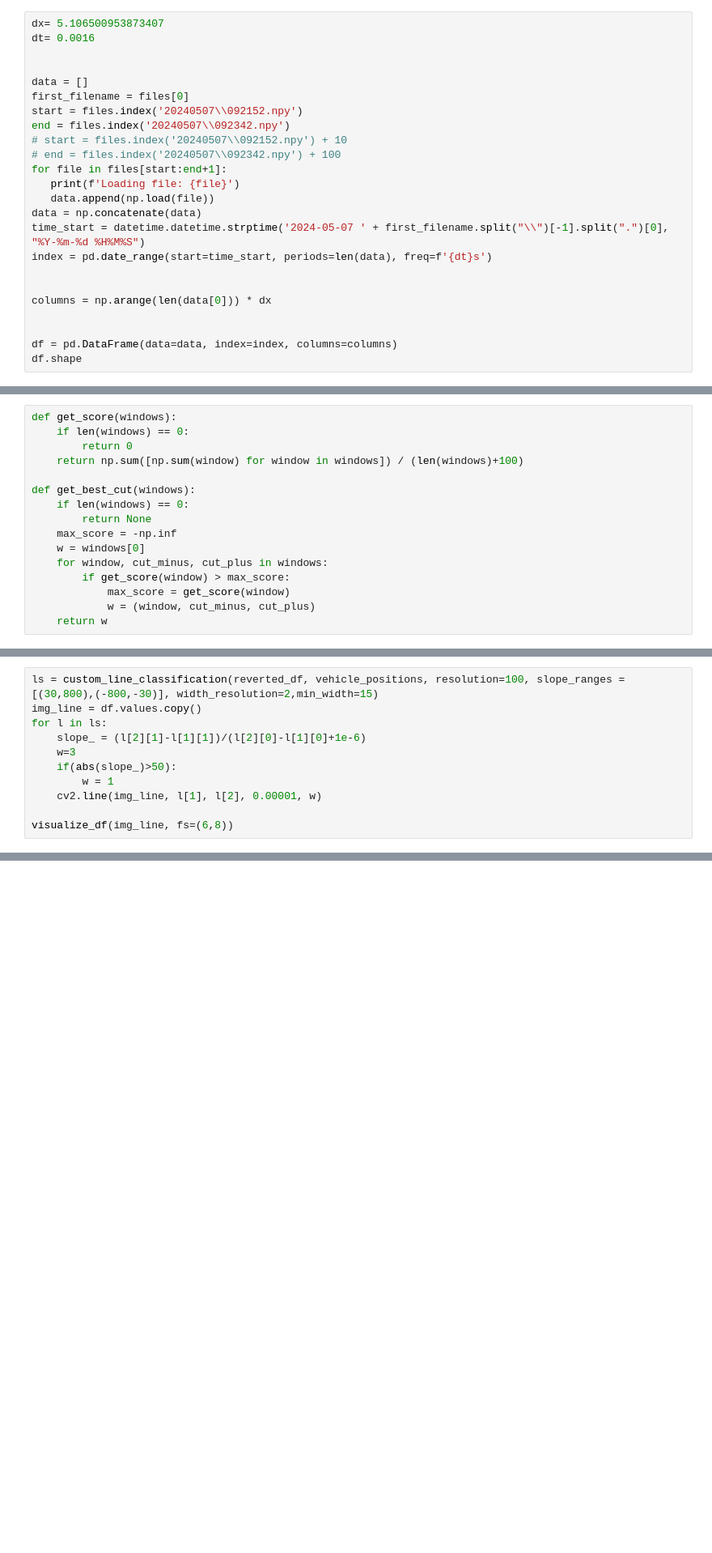
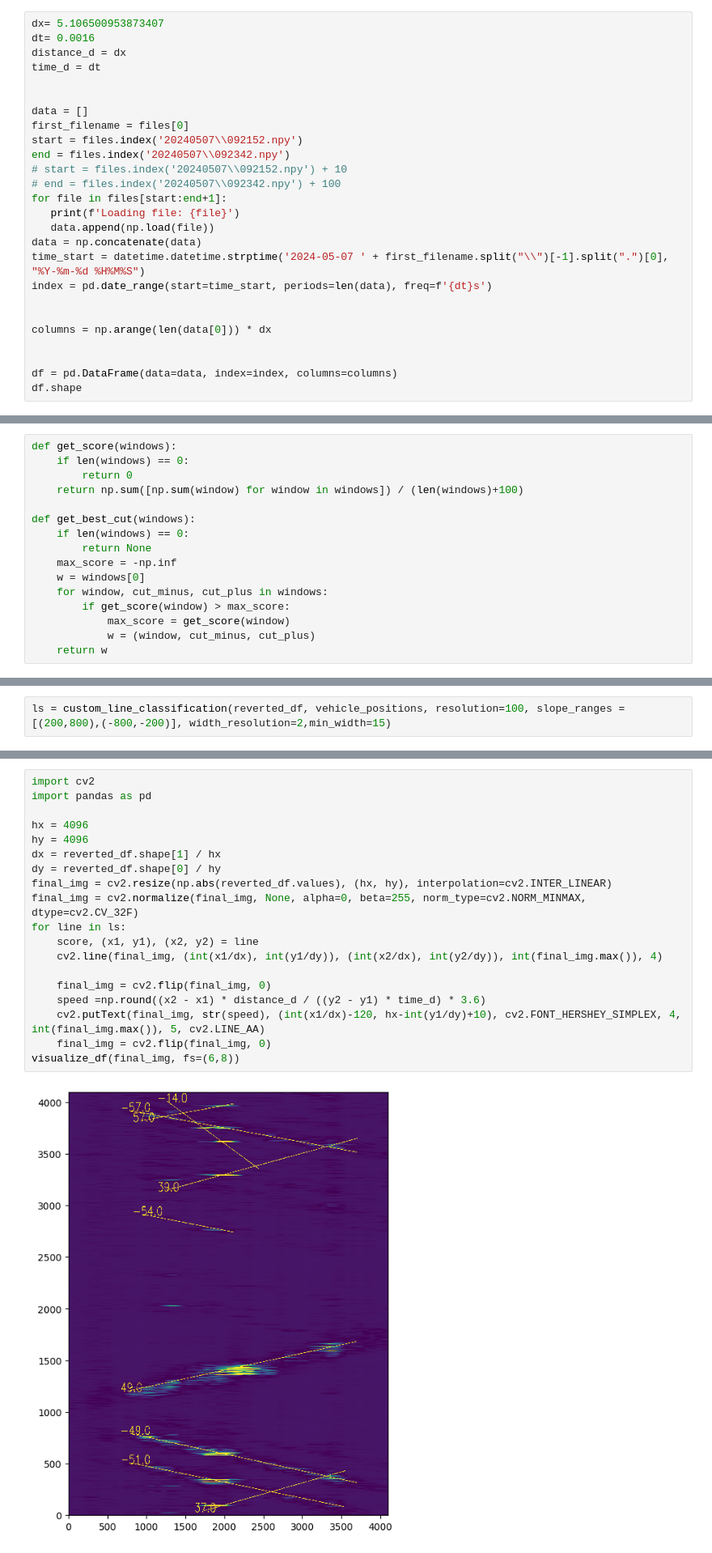
Before and after one commit to Petrerer/cv_project1, a Jupyter notebook: custom_alorithm.ipynb, the cells around one changed output, grey strips where cells are left out. Shown at 81% size. Cells and saved outputs as stored; diff of their text form; blank space fills up the shorter version.

Commit message:
Added a labeled plot

```diff
--- a/custom_alorithm.ipynb
+++ b/custom_alorithm.ipynb
@@ -37,6 +37,8 @@ files.sort()
 # %%
 dx= 5.106500953873407
 dt= 0.0016
+distance_d = dx
+time_d = dt
 
 
 data = []
@@ -355,14 +357,5 @@ def custom_line_classification(img, positions, resolution, slope_ranges = [(1000
         final_lines.append(best_line)
     return final_lines
 # %%
-ls = custom_line_classification(reverted_df, vehicle_positions, resolution=100, slope_ranges = [(30,800),(-800,-30)], width_resolution=2,min_width=15)
-img_line = df.values.copy()
-for l in ls:
-    slope_ = (l[2][1]-l[1][1])/(l[2][0]-l[1][0]+1e-6)
-    w=3
-    if(abs(slope_)>50):
-        w = 1
-    cv2.line(img_line, l[1], l[2], 0.00001, w)
-
-visualize_df(img_line, fs=(6,8))
+ls = custom_line_classification(reverted_df, vehicle_positions, resolution=100, slope_ranges = [(200,800),(-800,-200)], width_resolution=2,min_width=15)
 # %% [output]
@@ -369,0 +363,21 @@ visualize_df(img_line, fs=(6,8))
+# %%
+import cv2
+import pandas as pd
+
+hx = 4096
+hy = 4096
+dx = reverted_df.shape[1] / hx
+dy = reverted_df.shape[0] / hy
+final_img = cv2.resize(np.abs(reverted_df.values), (hx, hy), interpolation=cv2.INTER_LINEAR)
+final_img = cv2.normalize(final_img, None, alpha=0, beta=255, norm_type=cv2.NORM_MINMAX, dtype=cv2.CV_32F)
+for line in ls:
+    score, (x1, y1), (x2, y2) = line
+    cv2.line(final_img, (int(x1/dx), int(y1/dy)), (int(x2/dx), int(y2/dy)), int(final_img.max()), 4)
+
+    final_img = cv2.flip(final_img, 0)
+    speed =np.round((x2 - x1) * distance_d / ((y2 - y1) * time_d) * 3.6)
+    cv2.putText(final_img, str(speed), (int(x1/dx)-120, hx-int(y1/dy)+10), cv2.FONT_HERSHEY_SIMPLEX, 4, int(final_img.max()), 5, cv2.LINE_AA)
+    final_img = cv2.flip(final_img, 0)
+visualize_df(final_img, fs=(6,8))
+# %% [output]
+[figure, added]
```
Also changed, not shown: parts of 1 cell of this notebook.
